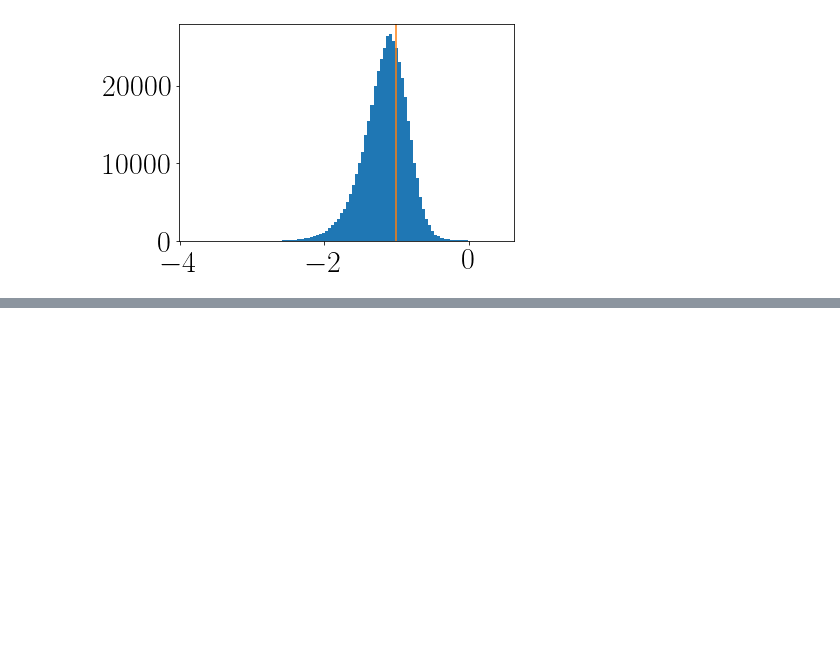
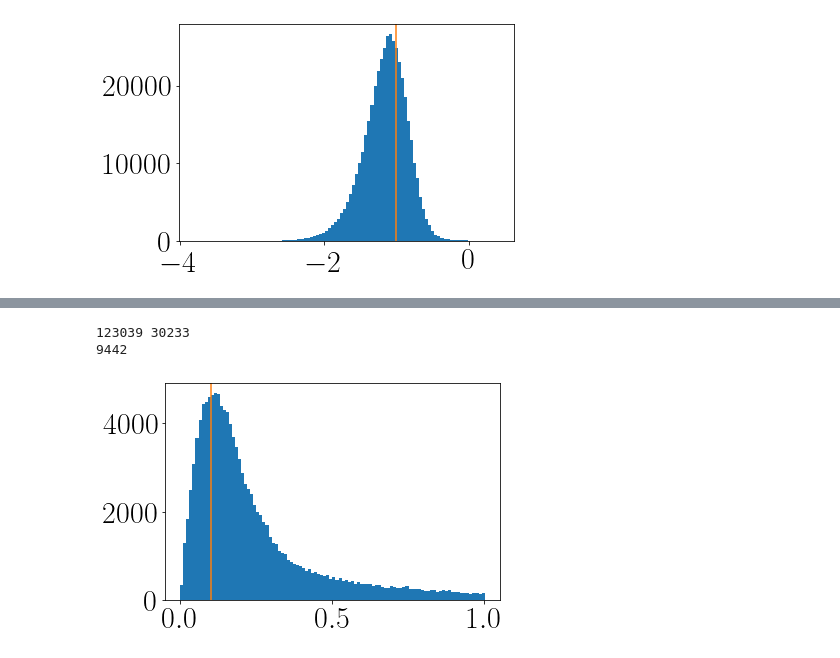
Before and after one commit to RuthAngus/kepler_kinematics, a Jupyter notebook: notebooks/Xmatch_tests.ipynb, the cells around one changed output, grey strips where cells are left out. Drawn from its saved outputs; the diff is of its cells as text; code cells hidden in the pictures; blank space fills up the shorter version.

```diff
--- a/notebooks/Xmatch_tests.ipynb
+++ b/notebooks/Xmatch_tests.ipynb
@@ -239,0 +113,18 @@ edr3_flag
+# %%
+lamost = pd.read_csv("../data/gaia-kepler-lamost_snr.csv")
+lamost["ra_6dp"] = lamost.inputobjs_input_ra.values
+lamost["dec_6dp"] = lamost.inputobjs_input_dec.values
+# print(lamost.duplicated(subset=["inputobjs_input_ra", "inputobjs_input_dec"]))
+# print(len(lamost), sum(lamost.duplicated(subset=["inputobjs_input_ra", "inputobjs_input_dec"])))
+print(len(lamost), sum(lamost.duplicated(subset=["inputobjs_input_id"])))
+
+# Round RVs down to 6dp.
+gaia3["ra_6dp"] = np.round(gaia3.ra.values, 6)
+gaia3["dec_6dp"] = np.round(gaia3.dec.values, 6)
+
+lamost_gaia = pd.merge(gaia3, lamost, on=["ra_6dp", "dec_6dp"], how="left")
+print(np.shape(lamost), np.shape(gaia3), np.shape(lamost_gaia))
+
+
+for k in lamost.keys():
+    print(k)
@@ -239,0 +149,10 @@ edr3_flag
+# %%
+plt.hist(lamost.inputobjs_dist, 100);
+plt.axvline(.1, color="C1")
+print(len(lamost), len(lamost.iloc[lamost.inputobjs_dist.values < .1]))
+close_lamost = lamost.iloc[lamost.inputobjs_dist.values < .1]
+print(sum(close_lamost.duplicated(subset=["inputobjs_input_id"])))
+# %% [output]
+123039 30233
+9442
+[figure, added]
```
Also changed, not shown: parts of 22 cells of this notebook, 1 other file.
